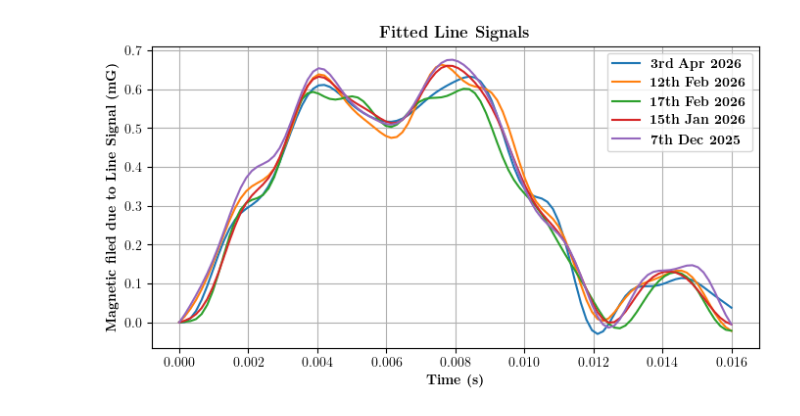
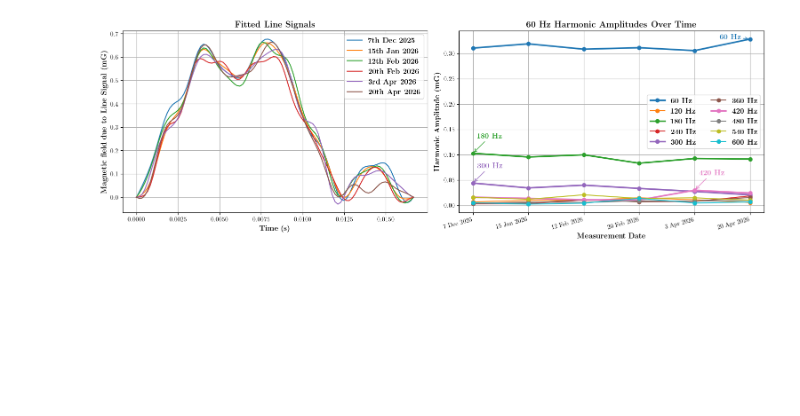
Before and after one commit to GauravTathed/PhD_python_scripts, a Jupyter notebook: LineSignal_charaterization/line_signal_TS.ipynb, the cells around one changed output. Saved outputs shown, nothing was run; the diff lists cells and outputs as text; code cells hidden in the pictures; blank space fills up the shorter version.

```diff
--- a/LineSignal_charaterization/line_signal_TS.ipynb
+++ b/LineSignal_charaterization/line_signal_TS.ipynb
@@ -45,22 +45,89 @@ def B_line_mG(t, B0 = 0.3350, A60 = -0.3204, phi60 = 0.7425, A180 = -0.0978, phi
 # %%
 import matplotlib.pyplot as plt
 from matplotlib import rcParams
+
 rcParams['font.family'] = 'serif'
 rcParams['font.serif'] = ['Computer Modern']
 rcParams['text.usetex'] = True
 rcParams['text.latex.preamble'] = r'\usepackage{amsmath}'
 
-plt.figure(figsize = (8,4))
-times = np.linspace(0, 16000e-6, 100)
-plt.plot(times, B_line_mG(times, param_file = 'line_signal_fit_params_20260403.txt') - B_line_mG(0, param_file = 'line_signal_fit_params_20260403.txt'), label = r'\textbf{3rd Apr 2026}')
-plt.plot(times, B_line_mG(times, param_file = 'Z:\Lab Data\Line_signal_fitted_params\line_signal_fit_params_20260212.txt') - B_line_mG(0, param_file = 'Z:\Lab Data\Line_signal_fitted_params\line_signal_fit_params_20260212.txt'), label = r'\textbf{12th Feb 2026}')
-plt.plot(times, B_line_mG(times) - B_line_mG(0), label = r'\textbf{17th Feb 2026}')
-plt.plot(times, B_line_mG(times, param_file = 'line_signal_fit_params_20260115.txt') - B_line_mG(0, param_file = 'line_signal_fit_params_20260115.txt'), label = r'\textbf{15th Jan 2026}')
-plt.plot(times, B_line_mG(times, param_file = 'line_signal_fit_params_20251207.txt') - B_line_mG(0, param_file = 'line_signal_fit_params_20251207.txt'), label = r'\textbf{7th Dec 2025}')
-plt.legend()
-plt.xlabel(r'\textbf{Time (s)}')
-plt.ylabel(r'\textbf{Magnetic filed due to Line Signal (mG)}')
-plt.title(r'\textbf{Fitted Line Signals}')
-plt.grid()
+times = np.linspace(0, 16666e-6, 100)
+fit_datasets = [
+    {'label': r'\textbf{7th Dec 2025}', 'tick_label': '7 Dec 2025', 'param_file': 'Z:\Lab Data\Line_signal_fitted_params\line_signal_fit_params_20251207.txt'},
+    {'label': r'\textbf{15th Jan 2026}', 'tick_label': '15 Jan 2026', 'param_file': 'Z:\Lab Data\Line_signal_fitted_params\line_signal_fit_params_20260115.txt'},
+    {'label': r'\textbf{12th Feb 2026}', 'tick_label': '12 Feb 2026', 'param_file': 'Z:\Lab Data\Line_signal_fitted_params\line_signal_fit_params_20260212.txt'},
+    {'label': r'\textbf{20th Feb 2026}', 'tick_label': '20 Feb 2026', 'param_file': 'Z:\Lab Data\Line_signal_fitted_params\line_signal_fit_params_20260220.txt'},
+    {'label': r'\textbf{3rd Apr 2026}', 'tick_label': '3 Apr 2026', 'param_file': 'Z:\Lab Data\Line_signal_fitted_params\line_signal_fit_params_20260403.txt'},
+    {'label': r'\textbf{20th Apr 2026}', 'tick_label': '20 Apr 2026', 'param_file': 'Z:\Lab Data\Line_signal_fitted_params\line_signal_fit_params_20260420.txt'},
+]
+
+fig, (ax_signal, ax_harmonics) = plt.subplots(1, 2, figsize=(15, 5), constrained_layout=True)
+
+harmonic_freqs = None
+harmonic_amplitudes = []
+harmonic_lines = []
+x_positions = np.arange(len(fit_datasets))
+
+for dataset in fit_datasets:
+    param_file = dataset['param_file']
+    line_signal = B_line_mG(times, param_file=param_file) - B_line_mG(0, param_file=param_file)
+    ax_signal.plot(times, line_signal, label=dataset['label'])
+
+    _, _, freqs, A_vals, _, _, _ = load_line_fit_parameters(param_file)
+    if harmonic_freqs is None:
+        harmonic_freqs = freqs
+    harmonic_amplitudes.append(A_vals)
+
+harmonic_amplitudes = np.asarray(harmonic_amplitudes)
+top_n_harmonics = 4
+harmonic_strength = np.max(np.abs(harmonic_amplitudes), axis=0)
+top_harmonic_indices = np.argsort(harmonic_strength)[-top_n_harmonics:]
+top_harmonic_indices = top_harmonic_indices[np.argsort(harmonic_strength[top_harmonic_indices])[::-1]]
+
+for idx, freq in enumerate(harmonic_freqs):
+    line, = ax_harmonics.plot(
+        x_positions,
+        harmonic_amplitudes[:, idx],
+        marker='o',
+        linewidth=1.5,
+        label=fr'\textbf{{{int(freq)} Hz}}'
+    )
+    harmonic_lines.append(line)
+
+for rank, idx in enumerate(top_harmonic_indices):
+    y_vals = harmonic_amplitudes[:, idx]
+    peak_idx = int(np.argmax(np.abs(y_vals)))
+    x_val = x_positions[peak_idx]
+    y_val = y_vals[peak_idx]
+    x_offset = 0.08 if peak_idx < len(x_positions) - 1 else -0.55
+    print(x_offset)
+    y_offset = 0.03 if idx!=0 else 0.0#* (1 if rank % 2 == 0 else -1)
+    harmonic_lines[idx].set_linewidth(2.5)
+    ax_harmonics.annotate(
+        fr'\textbf{{{int(harmonic_freqs[idx])} Hz}}',
+        xy=(x_val, y_val),
+        xytext=(x_val + x_offset, y_val + y_offset),
+        textcoords='data',
+        color=harmonic_lines[idx].get_color(),
+        fontsize=12,
+        arrowprops=dict(arrowstyle='->', lw=1.0, color=harmonic_lines[idx].get_color())
+    )
+
+ax_signal.legend(fontsize=12)
+ax_signal.set_xlabel(r'\textbf{Time (s)}', fontsize=12)
+ax_signal.set_ylabel(r'\textbf{Magnetic field due to Line Signal (mG)}', fontsize=12)
+ax_signal.set_title(r'\textbf{Fitted Line Signals}', fontsize=14)
+ax_signal.grid()
+
+ax_harmonics.set_xticks(x_positions)
+ax_harmonics.set_xticklabels([dataset['tick_label'] for dataset in fit_datasets], rotation=15, ha='right')
+ax_harmonics.set_xlabel(r'\textbf{Measurement Date}', fontsize=12)
+ax_harmonics.set_ylabel(r'\textbf{Harmonic Amplitude (mG)}', fontsize=12)
+ax_harmonics.set_title(r'\textbf{60 Hz Harmonic Amplitudes Over Time}', fontsize=14)
+ax_harmonics.grid()
+ax_harmonics.legend(ncol=2, fontsize=12)
+
+plt.savefig('Line_signal_fits_and_harmonics.png', dpi=900, bbox_inches="tight")
+
 plt.show()
 # %% [output]
@@ -67 +138 @@ plt.show()
-[figure, old version]
+[figure, new version]
```
Also changed, not shown: parts of 1 cell of this notebook, 45 other files.
